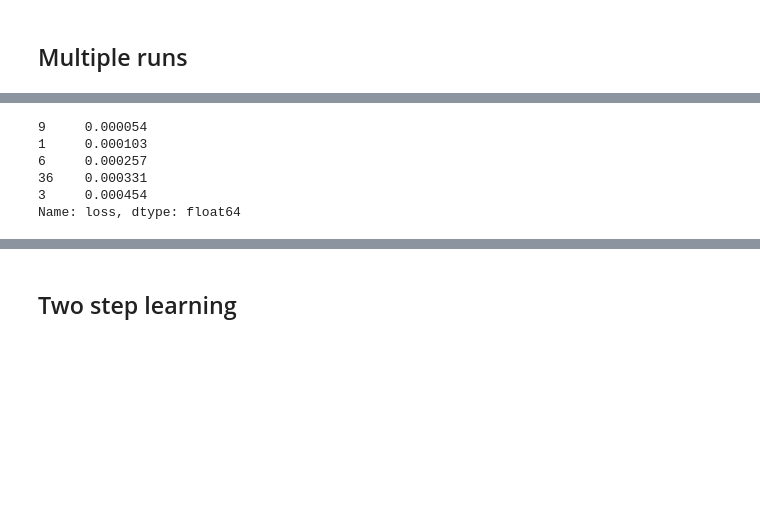
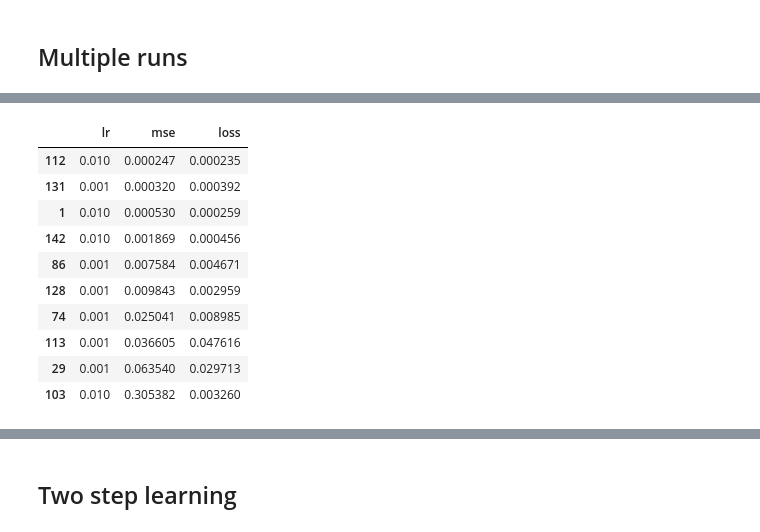
Before and after one commit to alaignelet/optimal_control, a Jupyter notebook: projected_gradient.ipynb, the cells around one changed output, grey strips where cells are left out. Cells and saved outputs as stored; diff of their text form; code cells hidden in the pictures; blank space fills up the shorter version.

```diff
--- a/projected_gradient.ipynb
+++ b/projected_gradient.ipynb
@@ -240,9 +291,14 @@ returns = pd.DataFrame( returns )
 # %%
-returns['loss'].sort_values().head()
+returns[['lr', 'mse', 'loss']].sort_values('mse').iloc[:10]
 # %% [output]
-9     0.000054
-1     0.000103
-6     0.000257
-36    0.000331
-3     0.000454
-Name: loss, dtype: float64
+|  | lr | mse | loss |
+| 112 | 0.010 | 0.000247 | 0.000235 |
+| 131 | 0.001 | 0.000320 | 0.000392 |
+| 1 | 0.010 | 0.000530 | 0.000259 |
+| 142 | 0.010 | 0.001869 | 0.000456 |
+| 86 | 0.001 | 0.007584 | 0.004671 |
+| 128 | 0.001 | 0.009843 | 0.002959 |
+| 74 | 0.001 | 0.025041 | 0.008985 |
+| 113 | 0.001 | 0.036605 | 0.047616 |
+| 29 | 0.001 | 0.063540 | 0.029713 |
+| 103 | 0.010 | 0.305382 | 0.003260 |
```
Also changed, not shown: parts of 15 cells of this notebook, 1 other file.
